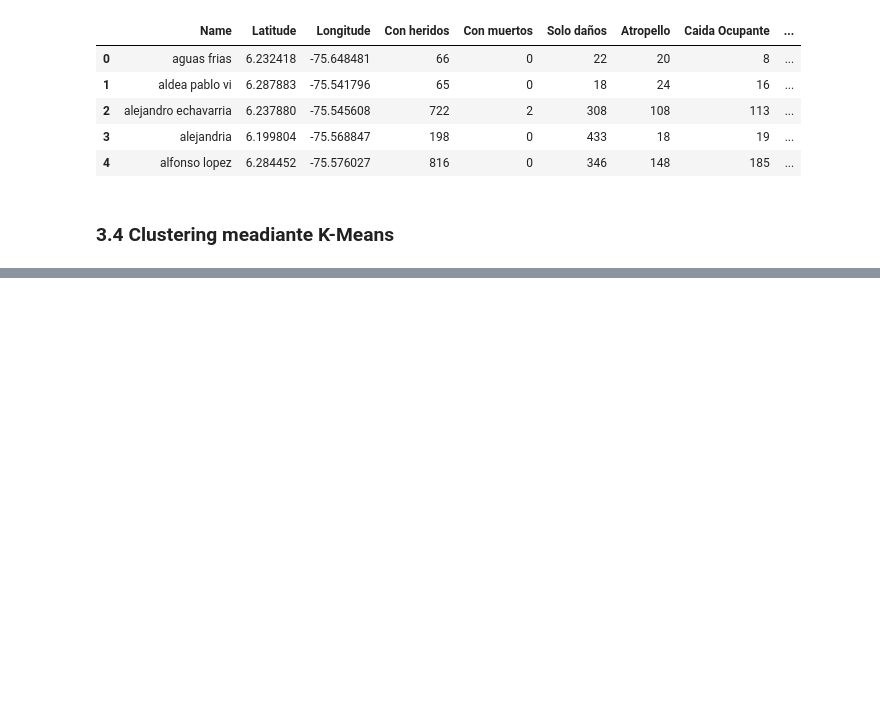
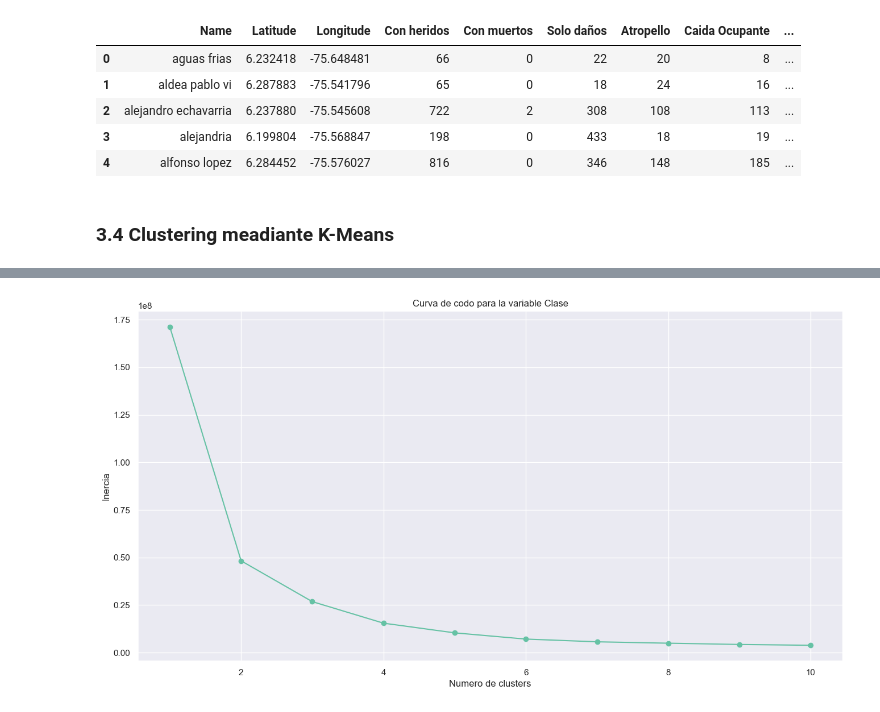
Before and after one commit to dgilrua/proyecto2-analitica, a Jupyter notebook: main.ipynb, the cells around one changed output, grey strips where cells are left out. Saved outputs shown, nothing was run; the diff lists cells and outputs as text; code cells hidden in the pictures; blank space fills up the shorter version.

```diff
--- a/main.ipynb
+++ b/main.ipynb
@@ -1019,0 +1035,5 @@ columnas_clustering_dia_semana = df_agrupamiento.iloc[:, 12:14]
+# %%
+#Grafica curva de codo para la variable clase
+curva_codo(columnas_clustering_clase, 'Clase')
+# %% [output]
+[figure, added]
```
Also changed, not shown: parts of 20 cells of this notebook.
